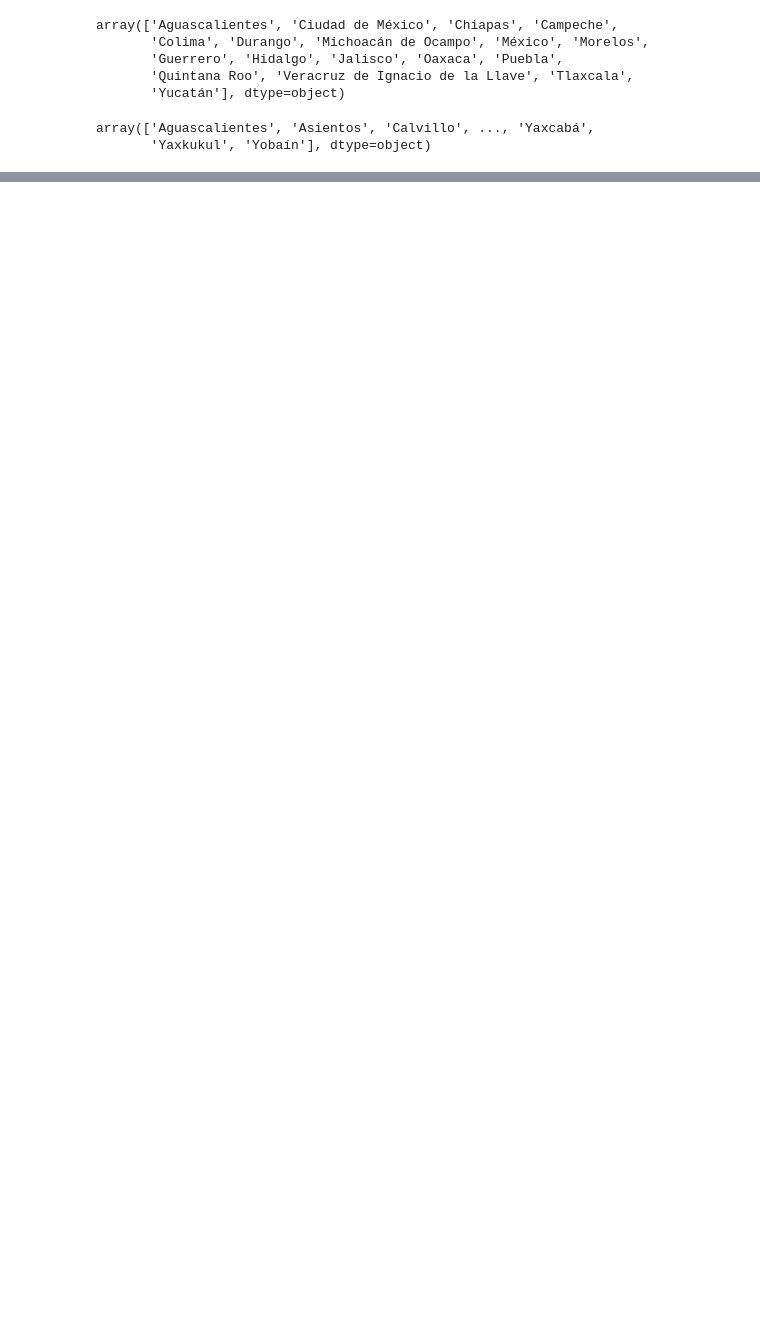
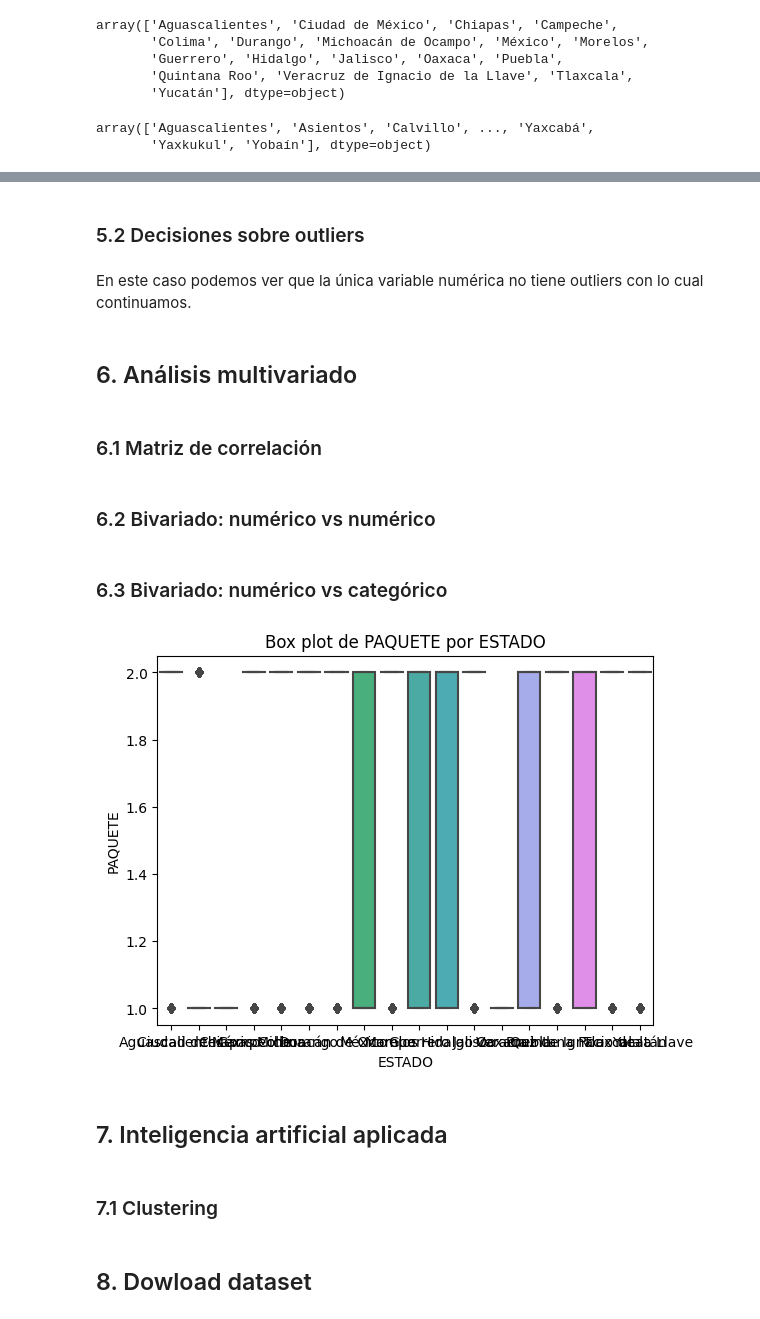
Before and after one commit to DGRIA/SESNA-Fertilizantes, a Jupyter notebook: src/templates/eda.ipynb, the cells around one changed output, grey strips where cells are left out. Drawn from its saved outputs; the diff is of its cells as text; code cells hidden in the pictures; blank space fills up the shorter version.

```diff
--- a/src/templates/eda.ipynb
+++ b/src/templates/eda.ipynb
@@ -291,3 +387,35 @@ array(['Aguascalientes', 'Asientos', 'Calvillo', ..., 'Yaxcabá',
+# %% [markdown]
+### 5.2 Decisiones sobre outliers
+# %% [markdown]
+En este caso podemos ver que la única variable numérica no tiene outliers con lo cual continuamos.
+# %% [markdown]
+## 6. Análisis multivariado
+# %% [markdown]
+### 6.1 Matriz de correlación
+# %% [markdown]
+### 6.2 Bivariado: numérico vs numérico
+# %% [markdown]
+### 6.3 Bivariado: numérico vs categórico
+# %%
+variable_numerica = 'PAQUETE'
+variable_categorica = 'ESTADO'
+
+if variable_numerica in df.columns and variable_categorica in df.columns:
+    sns.boxplot(x=variable_categorica, y=variable_numerica, data=df)
+    plt.xlabel(variable_categorica)
+    plt.ylabel(variable_numerica)
+    plt.title(f'Box plot de {variable_numerica} por {variable_categorica}')
+    plt.show()
+else:
+    print("Al menos una de las variables no se encuentra en el dataframe.")
+# %% [output]
+[figure, added]
+# %% [markdown]
+## 7. Inteligencia artificial aplicada
+# %% [markdown]
+### 7.1 Clustering
+# %% [markdown]
+## 8. Dowload dataset
 # %%
 df.reset_index(level=0, inplace=True)
 # %%
```
Also changed, not shown: parts of 63 cells of this notebook.
